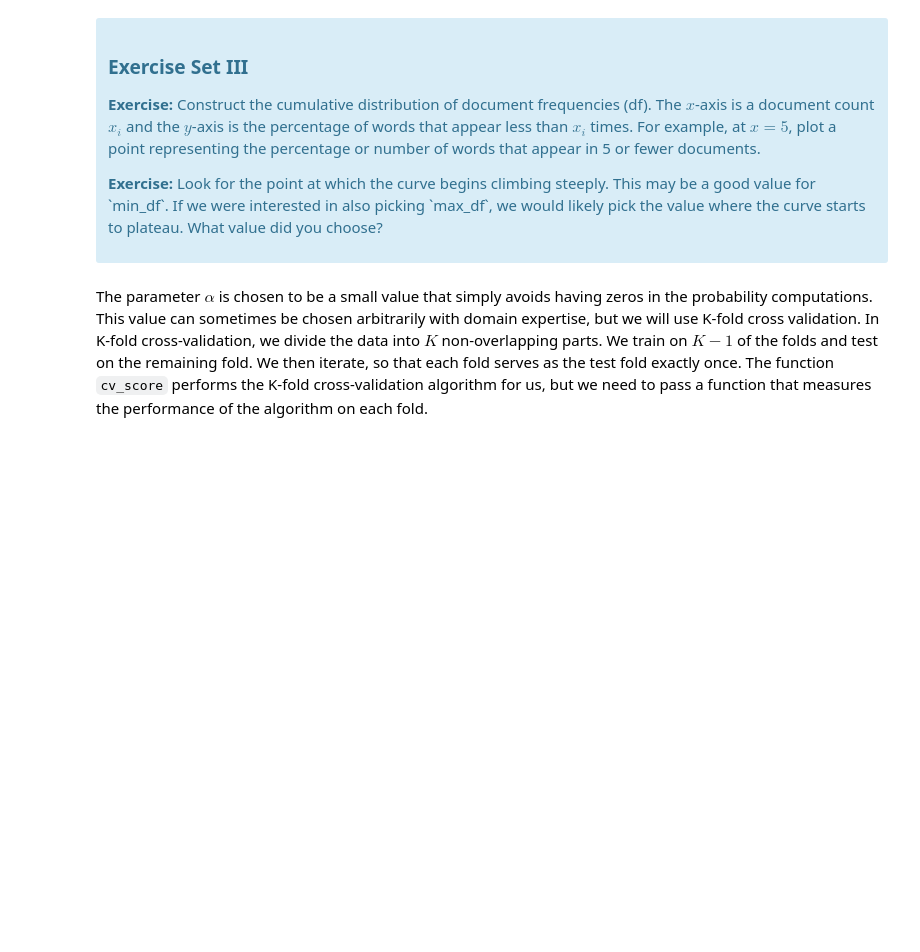
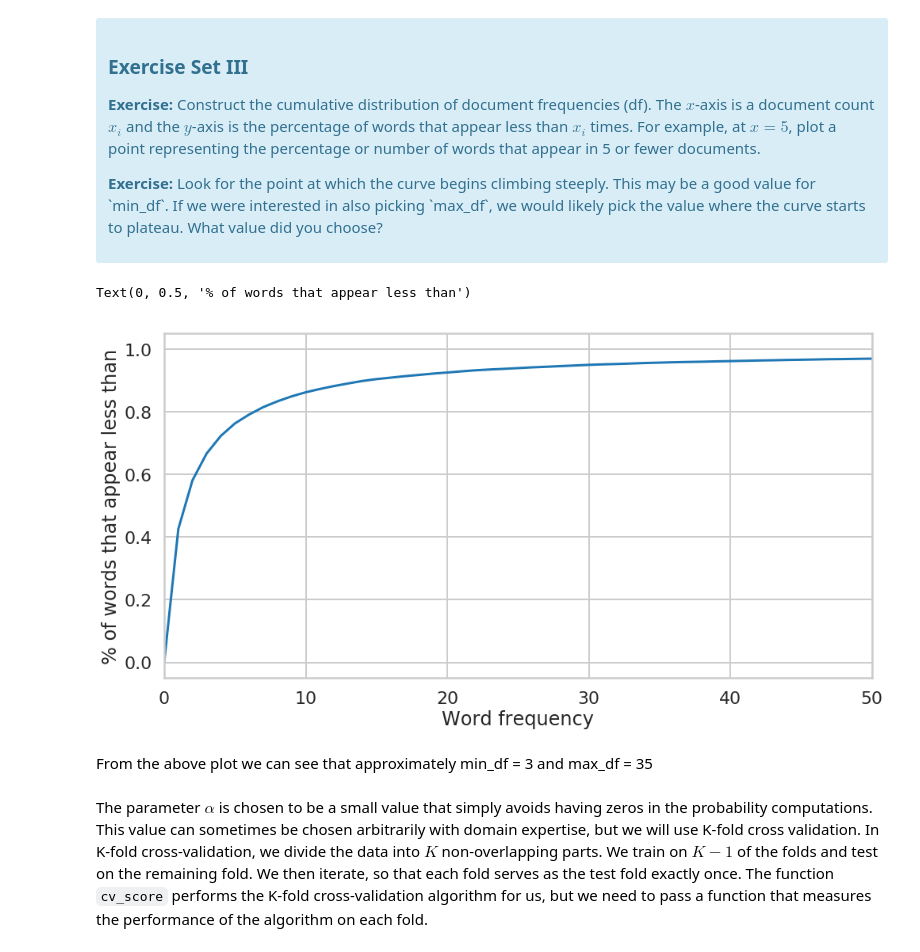
Before and after one commit to ZOvanesyan/Springboard, a Jupyter notebook: naive_bayes/Mini_Project_Naive_Bayes.ipynb, the cells around one changed output. Drawn from its saved outputs; the diff is of its cells as text; code cells hidden in the pictures; blank space fills up the shorter version.

```diff
--- a/naive_bayes/Mini_Project_Naive_Bayes.ipynb
+++ b/naive_bayes/Mini_Project_Naive_Bayes.ipynb
@@ -284,3 +300,30 @@ First, let's find an appropriate value for `min_df` for the `CountVectorizer`. `
+# %%
+# Your turn.
+
+from collections import Counter
+
+data = np.sum(X, axis=0)
+data_x = np.arange(data.shape[1])
+data_c = Counter(np.asarray(data)[0])
+
+result = []
+l = len(data_x)
+
+for i in data_x:
+    result.append(data_c[i]/l)
+
+cdf = np.cumsum(result)
+
+plt.figure(figsize=(16,8))
+plt.plot(data_x, cdf)
+plt.xlim(0, 50)
+plt.xlabel('Word frequency')
+plt.ylabel('% of words that appear less than')
+# %% [output]
+Text(0, 0.5, '% of words that appear less than')
+[figure, added]
+# %% [markdown]
+From the above plot we can see that approximately min_df = 3 and max_df = 35
 # %% [markdown]
 The parameter $\alpha$ is chosen to be a small value that simply avoids having zeros in the probability computations. This value can sometimes be chosen arbitrarily with domain expertise, but we will use K-fold cross validation. In K-fold cross-validation, we divide the data into $K$ non-overlapping parts. We train on $K-1$ of the folds and test on the remaining fold. We then iterate, so that each fold serves as the test fold exactly once. The function `cv_score` performs the K-fold cross-validation algorithm for us, but we need to pass a function that measures the performance of the algorithm on each fold.
 # %%
```
Also changed, not shown: parts of 14 cells of this notebook.
